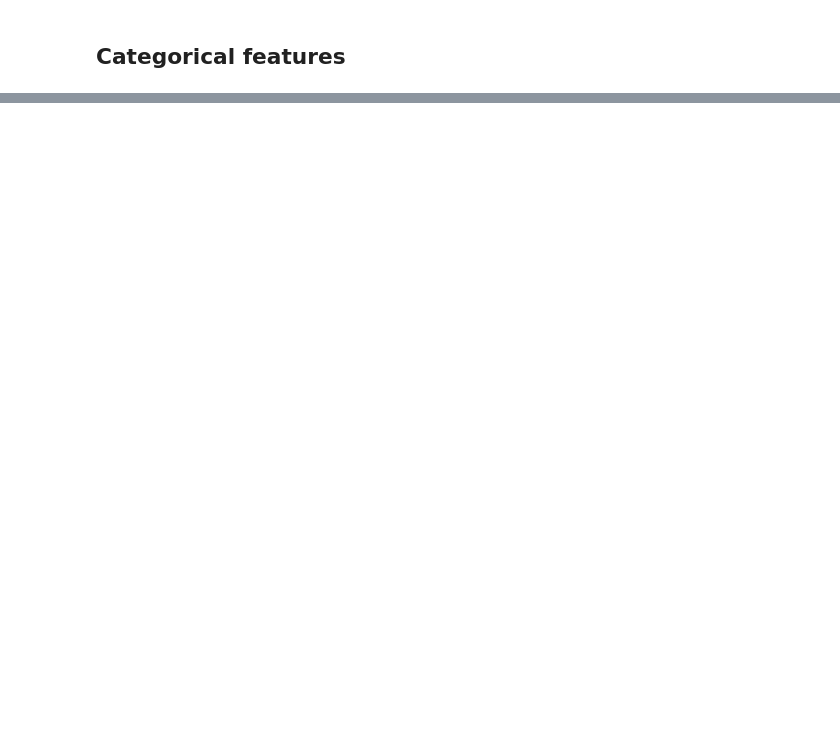
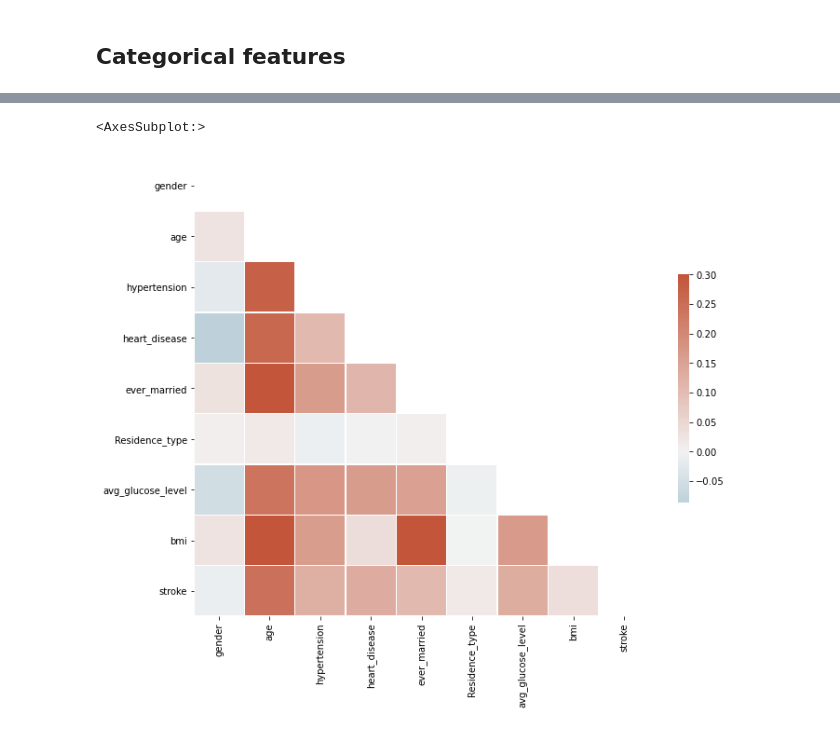
Before and after one commit to rotznmu/stroke_prediction_capstone, a Jupyter notebook: Stroke Prediction.ipynb, the cells around one changed output, grey strips where cells are left out. Cells and saved outputs as stored; diff of their text form; code cells hidden in the pictures; blank space fills up the shorter version.

```diff
--- a/Stroke Prediction.ipynb
+++ b/Stroke Prediction.ipynb
@@ -283,0 +455,7 @@ stroke_data.select_dtypes('object')
+# %%
+conv_gen = pd.get_dummies(stroke_data['gender'])
+conv_gen2 = pd.concat((conv_gen, stroke_data), axis=1)
+conv_gen2 = conv_gen2.drop(['gender'], axis=1)
+conv_gen2 = conv_gen2.drop(['Male'], axis=1)
+stroke_data = conv_gen2.rename(columns={'Female': 'gender'})
+print(stroke_data)
@@ -283,0 +482,6 @@ stroke_data.select_dtypes('object')
+# %%
+conv_mar = pd.get_dummies(stroke_data['ever_married'])
+conv_mar2 = pd.concat((conv_mar, stroke_data), axis=1)
+conv_mar2 = conv_mar2.drop(['ever_married'], axis=1)
+conv_mar2 = conv_mar2.drop(['No'], axis=1)
+stroke_data = conv_mar2.rename(columns={'Yes': 'ever_married'})
@@ -283,0 +490,7 @@ stroke_data.select_dtypes('object')
+# %%
+conv_res = pd.get_dummies(stroke_data['Residence_type'])
+conv_res2 = pd.concat((conv_res, stroke_data), axis=1)
+conv_res2 = conv_res2.drop(['Residence_type'], axis=1)
+conv_res2 = conv_res2.drop(['Rural'], axis=1)
+stroke_data = conv_res2.rename(columns={'Urban': 'Residence_type'})
+stroke_data
@@ -283,0 +512,3 @@ stroke_data.select_dtypes('object')
+# %%
+stroke_data = stroke_data[['gender', 'age', 'hypertension', 'heart_disease', 'ever_married', 'work_type', 'Residence_type', 'avg_glucose_level', 'bmi', 'smoking_status', 'stroke']]
+stroke_data
@@ -283,0 +619,21 @@ stroke_data.select_dtypes('object')
+# %%
+import matplotlib.pyplot as plt
+import seaborn as sns
+
+# Compute the correlation matrix
+corr = stroke_data.corr()
+
+# Generate a mask for the upper triangle
+mask = np.triu(np.ones_like(corr, dtype=bool))
+
+# Set up the matplotlib figure
+f, ax = plt.subplots(figsize=(11, 9))
+
+# Generate a custom diverging colormap
+cmap = sns.diverging_palette(230, 20, as_cmap=True)
+
+# Draw the heatmap with the mask and correct aspect ratio
+sns.heatmap(corr, mask=mask, cmap=cmap, vmax=.3, center=0, square=True, linewidths=.5, cbar_kws={"shrink": .5})
+# %% [output]
+<AxesSubplot:>
+[figure, added]
```
Also changed, not shown: parts of 48 cells of this notebook.
